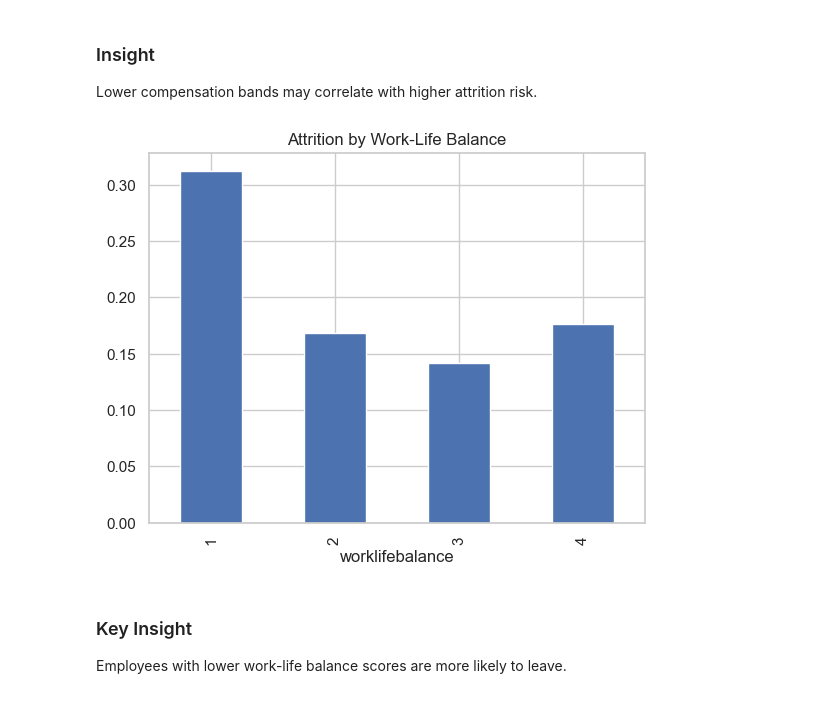
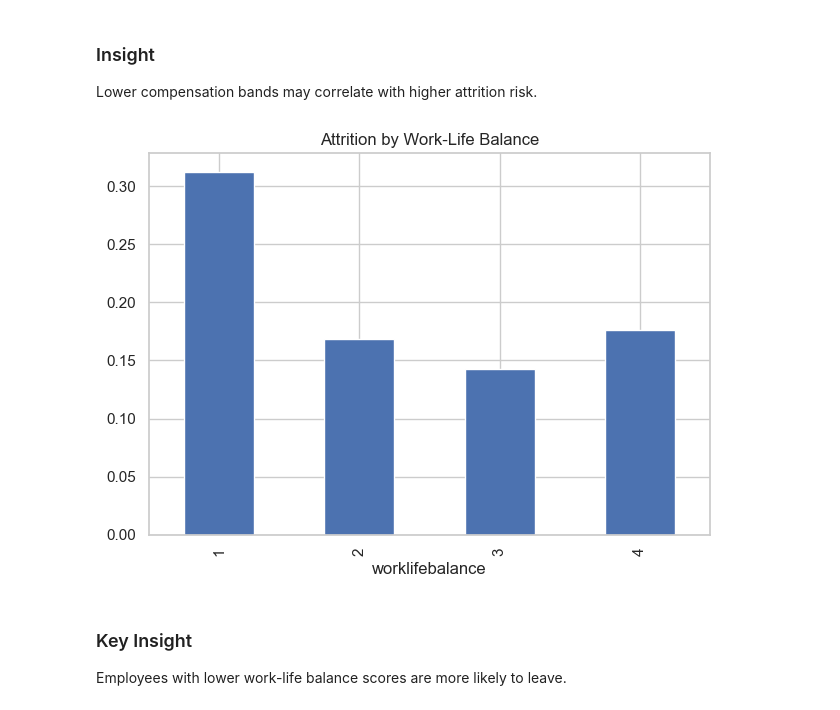
Before and after one commit to wpbates223/HR_Analytics_Project, a Jupyter notebook: notebooks/hr_analysis.ipynb, the cells around one changed output. Drawn from its saved outputs; the diff is of its cells as text; code cells hidden in the pictures.

```diff
--- a/notebooks/hr_analysis.ipynb
+++ b/notebooks/hr_analysis.ipynb
@@ -114,11 +120,14 @@ Lower compensation bands may correlate with higher attrition risk.
 # %%
 wlb = df.groupby("worklifebalance")["attrition_flag"].mean()
 
 wlb.plot(kind="bar")
 plt.title("Attrition by Work-Life Balance")
+plt.tight_layout()
+
+plt.savefig("../dashboards/attrition_by_worklifebalance.png")
 plt.show()
 # %% [output]
-[figure, old version]
+[figure, new version]
 # %% [markdown]
 ### Key Insight
 Employees with lower work-life balance scores are more likely to leave.
```
Also changed, not shown: parts of 3 cells of this notebook, 5 other files.
